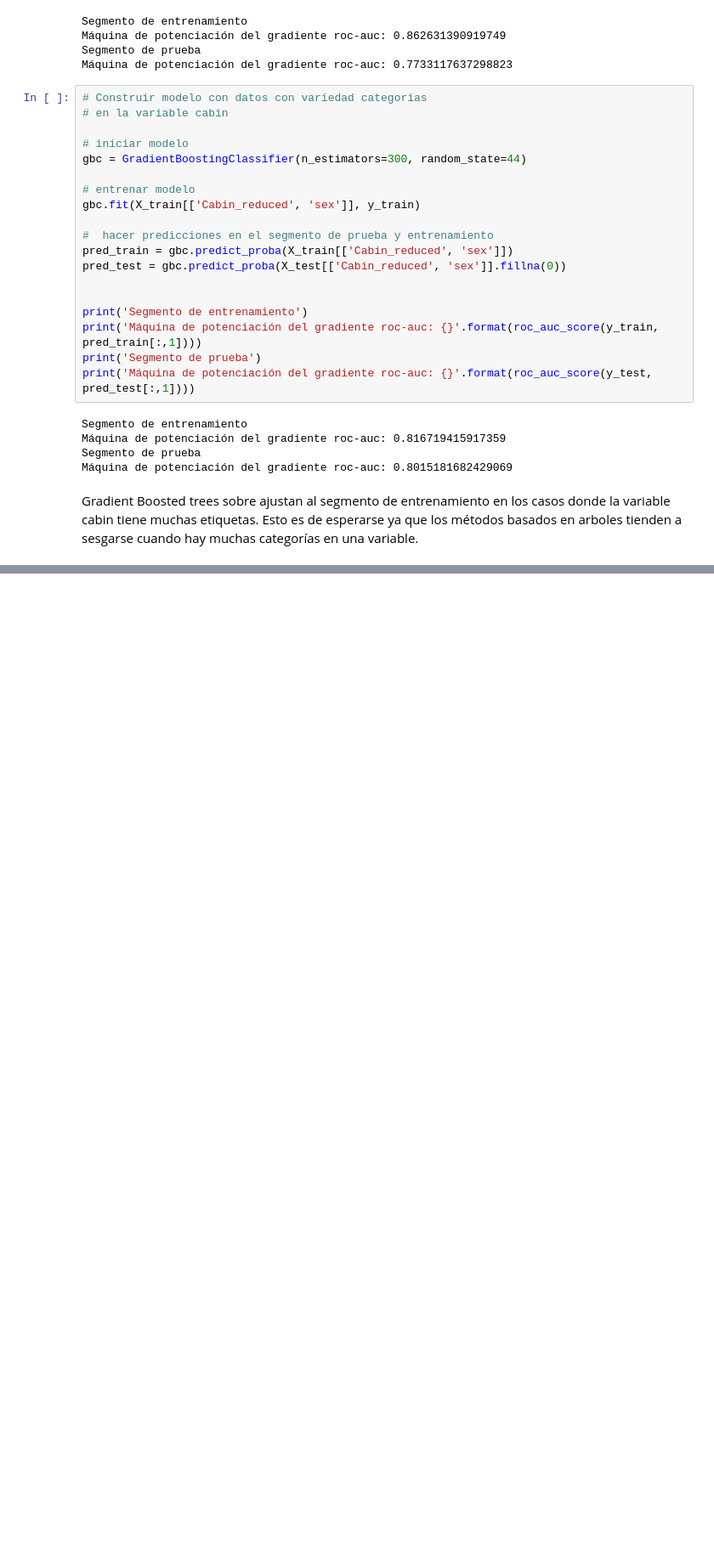
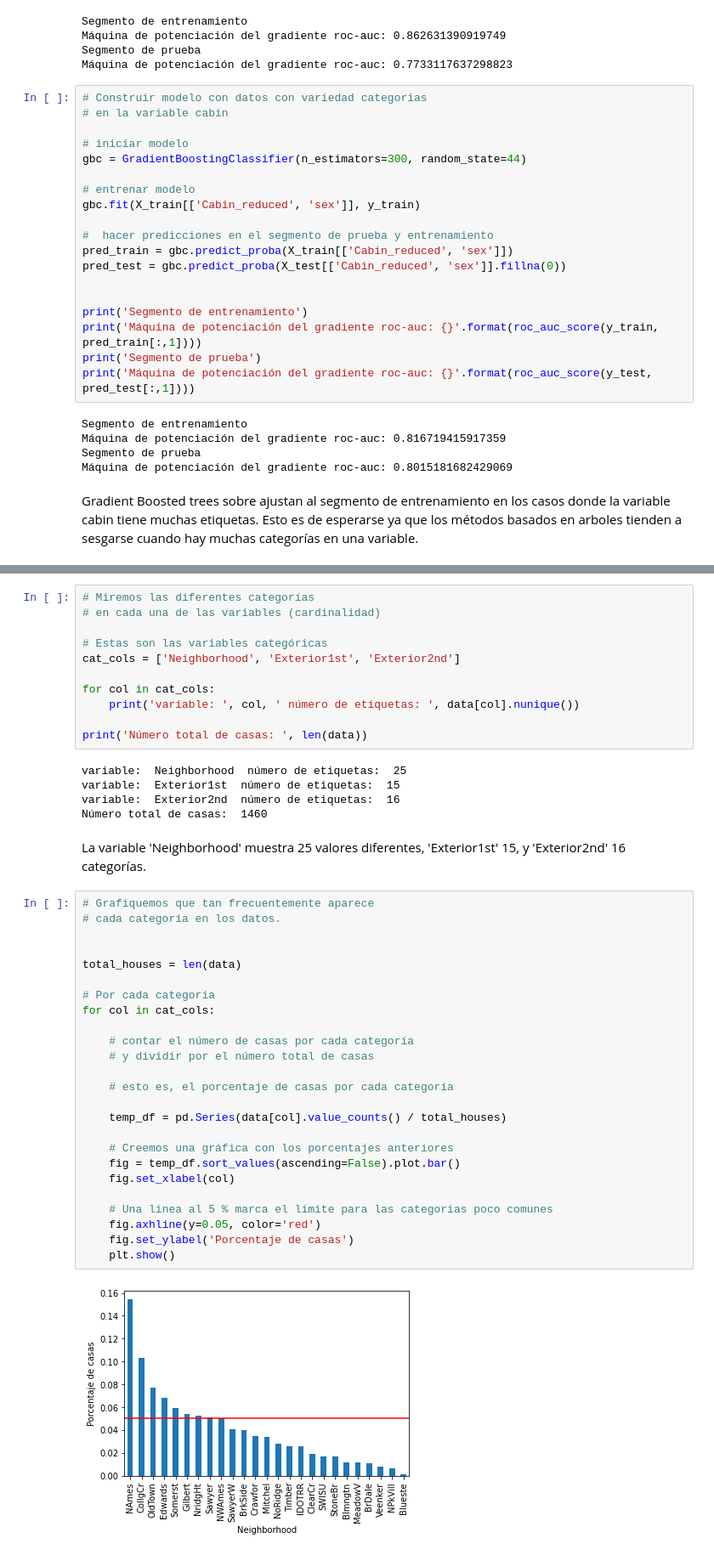
Before and after one commit to virf96/Chat-Bot, a Jupyter notebook: Tipos_de_variables.ipynb, the cells around one changed output, grey strips where cells are left out. Shown at 85% size. Saved outputs shown, nothing was run; the diff lists cells and outputs as text; blank space fills up the shorter version.

```diff
--- a/Tipos_de_variables.ipynb
+++ b/Tipos_de_variables.ipynb
@@ -1196,0 +1235,45 @@ $\star$Reducción de la cardinalidad puede ayudar con el desempeño de los model
+# %%
+# Miremos las diferentes categorías
+# en cada una de las variables (cardinalidad)
+
+# Estas son las variables categóricas
+cat_cols = ['Neighborhood', 'Exterior1st', 'Exterior2nd']
+
+for col in cat_cols:
+    print('variable: ', col, ' número de etiquetas: ', data[col].nunique())
+
+print('Número total de casas: ', len(data))
+# %% [output]
+variable:  Neighborhood  número de etiquetas:  25
+variable:  Exterior1st  número de etiquetas:  15
+variable:  Exterior2nd  número de etiquetas:  16
+Número total de casas:  1460
+# %% [markdown]
+La variable 'Neighborhood' muestra 25 valores diferentes, 'Exterior1st' 15, y 'Exterior2nd' 16 categorías.
+# %%
+# Grafiquemos que tan frecuentemente aparece
+# cada categoría en los datos.
+
+
+total_houses = len(data)
+
+# Por cada categoria
+for col in cat_cols:
+
+    # contar el número de casas por cada categoría
+    # y dividir por el número total de casas
+
+    # esto es, el porcentaje de casas por cada categoría
+
+    temp_df = pd.Series(data[col].value_counts() / total_houses)
+
+    # Creemos una gráfica con los porcentajes anteriores
+    fig = temp_df.sort_values(ascending=False).plot.bar()
+    fig.set_xlabel(col)
+
+    # Una línea al 5 % marca el límite para las categorias poco comunes
+    fig.axhline(y=0.05, color='red')
+    fig.set_ylabel('Porcentaje de casas')
+    plt.show()
+# %% [output]
+[figure, added]
```
Also changed, not shown: parts of 21 cells of this notebook.
